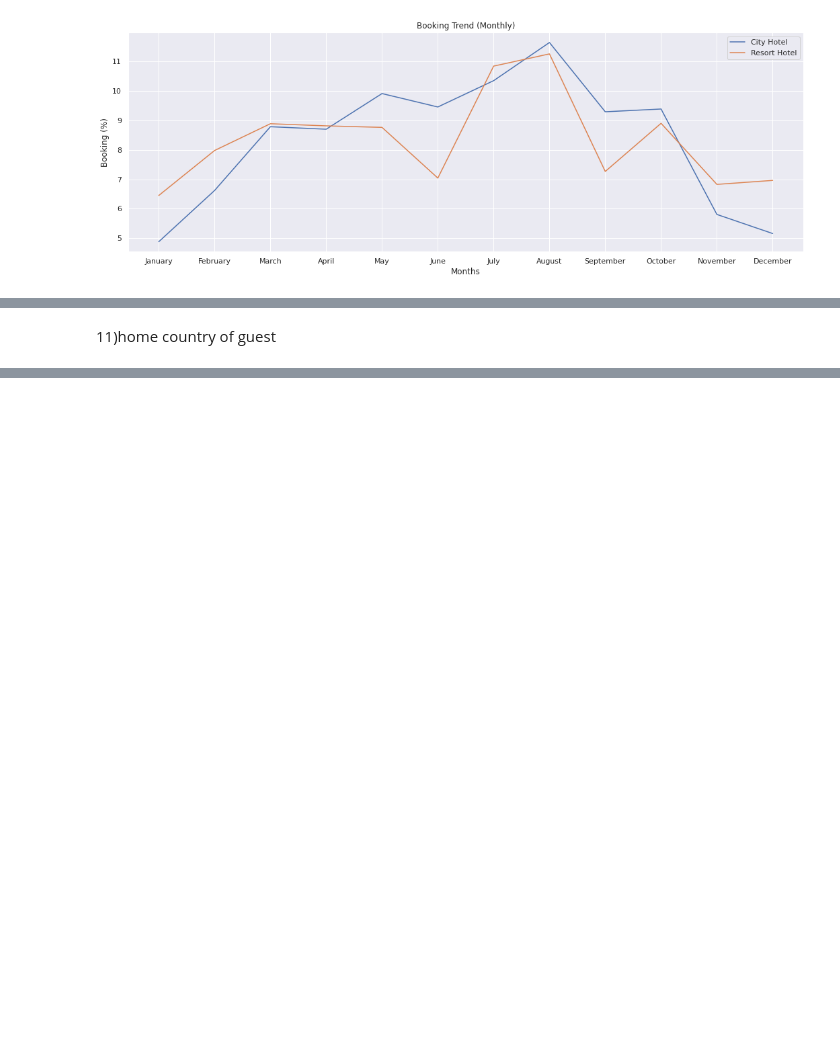
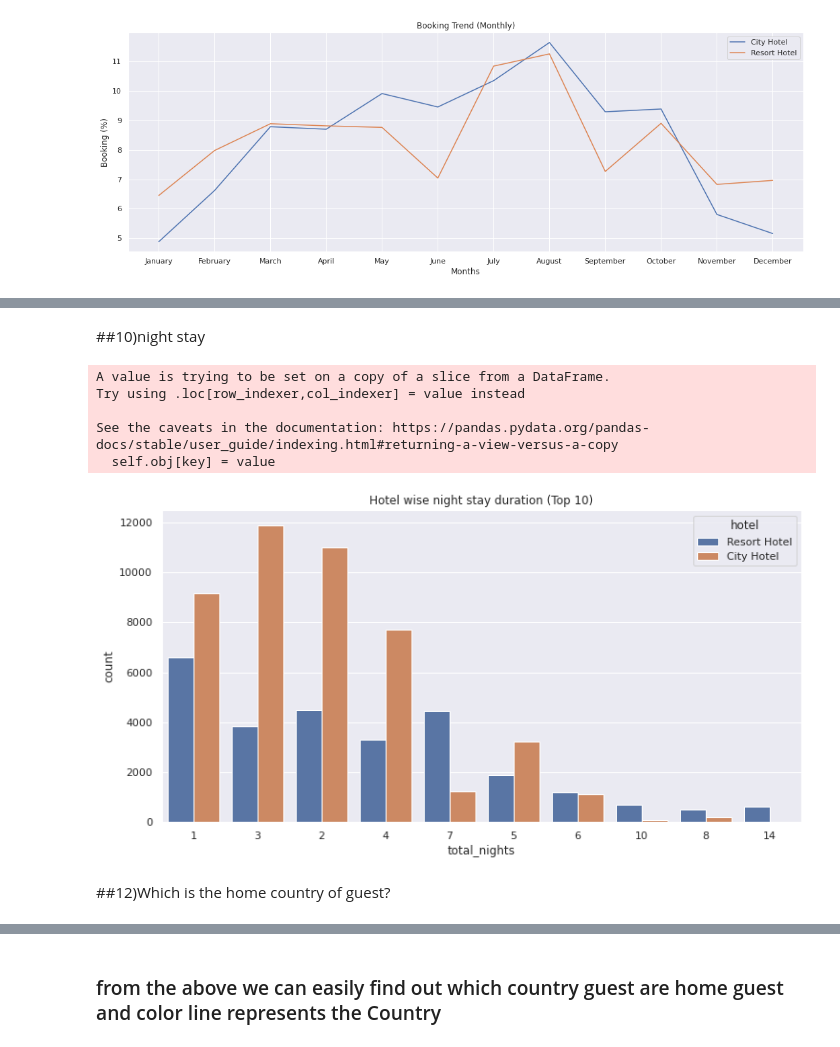
Before and after one commit to 9075197427/EDA_capstone_project, a Jupyter notebook: EDA_Capstone_team_Pirates_.ipynb, the cells around one changed output, grey strips where cells are left out. Drawn from its saved outputs; the diff is of its cells as text; code cells hidden in the pictures; blank space fills up the shorter version.

```diff
--- a/EDA_Capstone_team_Pirates_.ipynb
+++ b/EDA_Capstone_team_Pirates_.ipynb
@@ -356,5 +367,23 @@ plt.show()
+# %% [markdown]
+##10)night stay
+# %%
+df_not_canceled.loc[:,'total_nights'] = df_not_canceled['stays_in_weekend_nights']+ df_not_canceled['stays_in_week_nights']
+
+fig, ax = plt.subplots(figsize=(12,6))
+ax.set_xlabel('No of Nights')
+ax.set_ylabel('No of Nights')
+ax.set_title('Hotel wise night stay duration (Top 10)')
+sns.countplot(x='total_nights', hue='hotel', data=df_not_canceled,
+              order = df_not_canceled.total_nights.value_counts().iloc[:10].index, ax=ax);
+# %% [output]
+A value is trying to be set on a copy of a slice from a DataFrame.
+Try using .loc[row_indexer,col_indexer] = value instead
+
+See the caveats in the documentation: https://pandas.pydata.org/pandas-docs/stable/user_guide/indexing.html#returning-a-view-versus-a-copy
+  self.obj[key] = value
+[figure, added]
 # %% [markdown]
-11)home country of guest
+##12)Which is the home country of guest?
 # %%
 # show on map
 temp = df_Hotels['country'].value_counts().reset_index().rename(columns={'index':'country','country':'count'})
@@ -371,0 +399,2 @@ guest_map.show()
+# %% [markdown]
+### from the above we can easily find out which country guest are home guest and color line represents the Country
```
Also changed, not shown: parts of 32 cells of this notebook.
